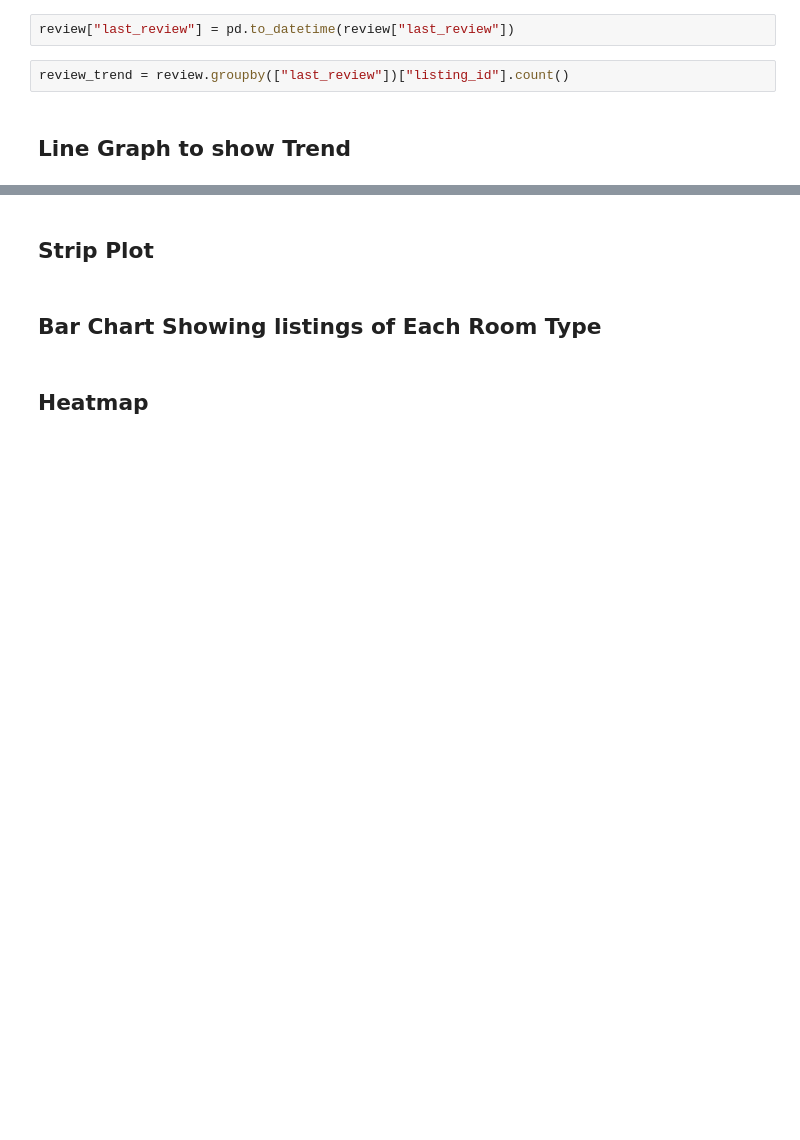
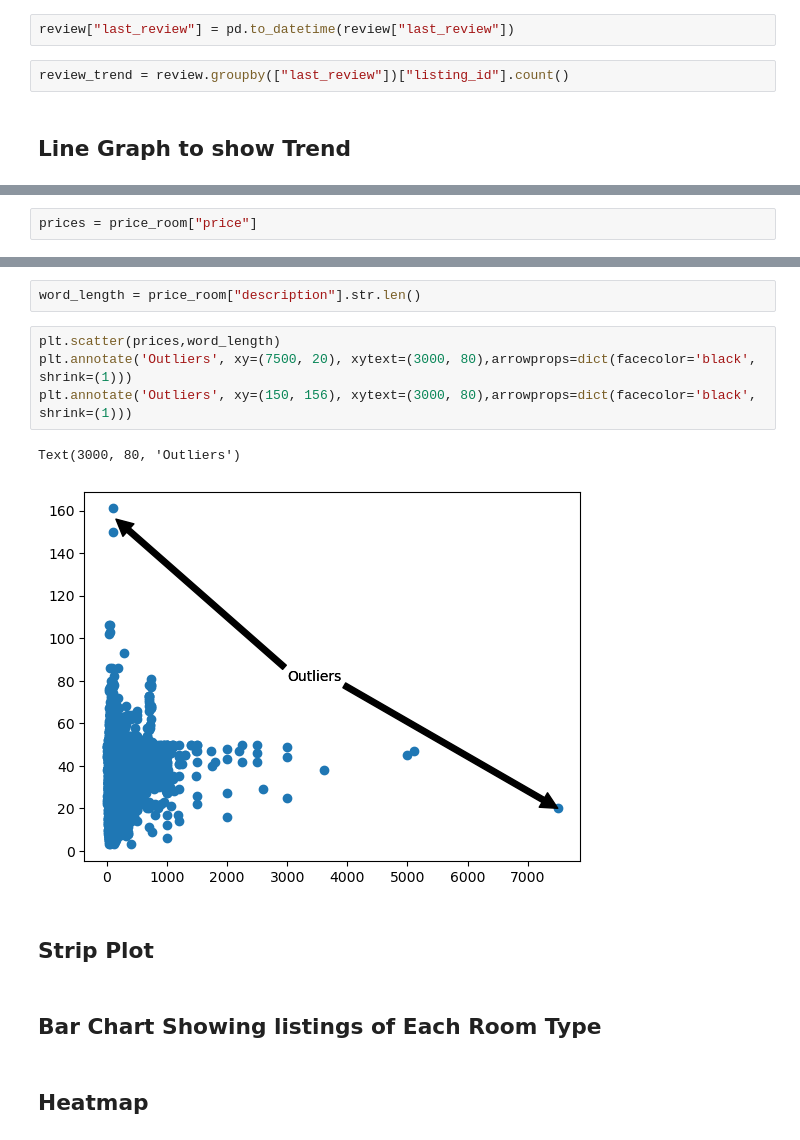
Before and after one commit to KabirKhan1512/SMIT-CDE-Practice, a Jupyter notebook: Pandas/Assignment No. 1/EDA_Project1_Kabir.ipynb, the cells around one changed output, grey strips where cells are left out. Cells and saved outputs as stored; diff of their text form; blank space fills up the shorter version.

```diff
--- a/Pandas/Assignment No. 1/EDA_Project1_Kabir.ipynb
+++ b/Pandas/Assignment No. 1/EDA_Project1_Kabir.ipynb
@@ -224,0 +159,2 @@ review_trend = review.groupby(["last_review"])["listing_id"].count()
+# %%
+prices = price_room["price"]
@@ -225,3 +174,12 @@ review_trend = review.groupby(["last_review"])["listing_id"].count()
+# %%
+word_length = price_room["description"].str.len()
+# %%
+plt.scatter(prices,word_length)
+plt.annotate('Outliers', xy=(7500, 20), xytext=(3000, 80),arrowprops=dict(facecolor='black', shrink=(1)))
+plt.annotate('Outliers', xy=(150, 156), xytext=(3000, 80),arrowprops=dict(facecolor='black', shrink=(1)))
+# %% [output]
+Text(3000, 80, 'Outliers')
+[figure, added]
 # %% [markdown]
 ## Strip Plot
 # %% [markdown]
```
Also changed, not shown: parts of 15 cells of this notebook, 2 other files.
